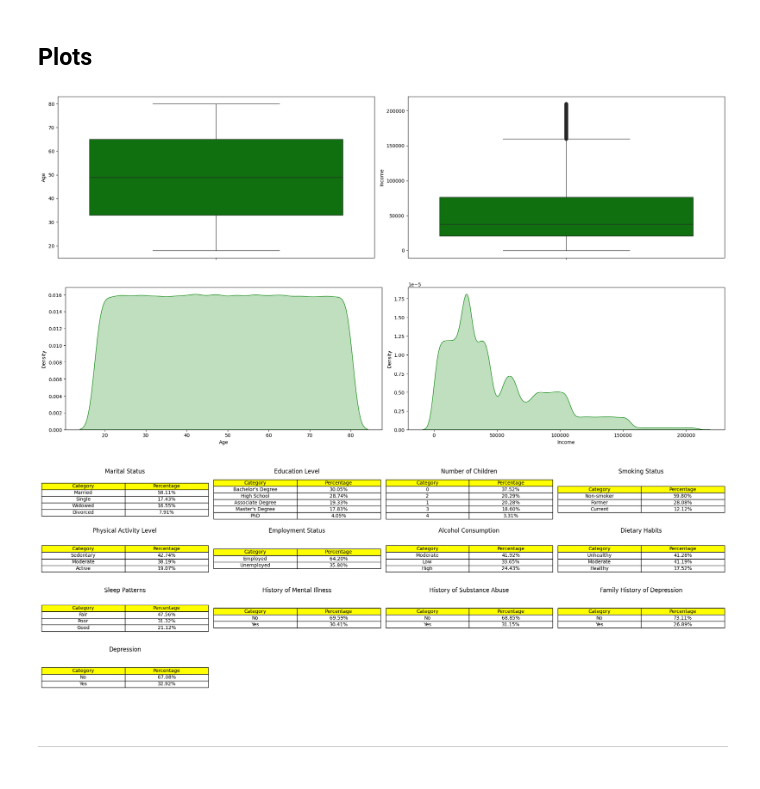
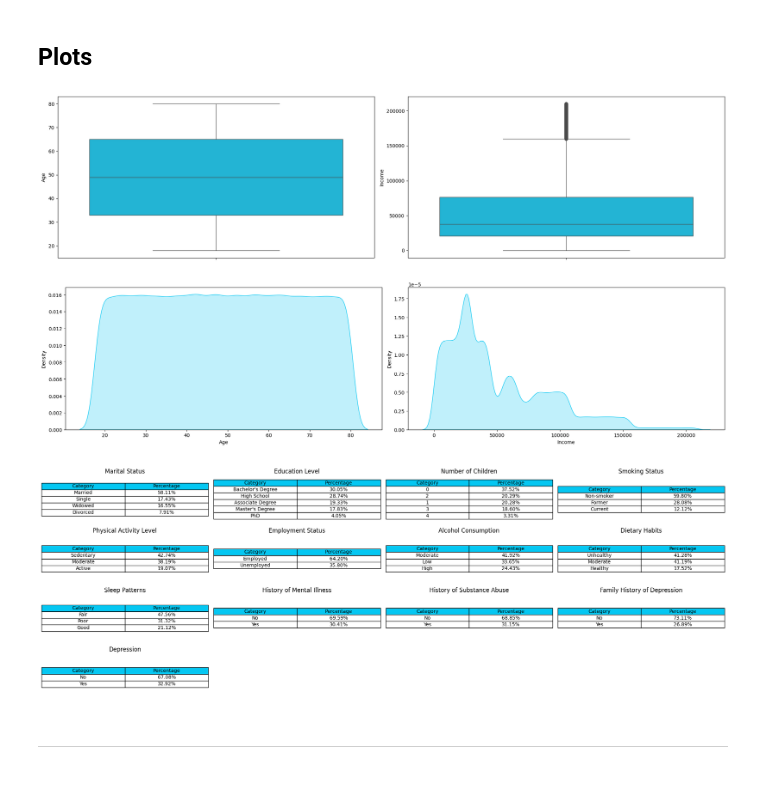
Before and after one commit to sreekarnavarasala/deppression-prediction, a Jupyter notebook: Model-V2.ipynb, the cells around one changed output. Drawn from its saved outputs; the diff is of its cells as text; code cells hidden in the pictures.

```diff
--- a/Model-V2.ipynb
+++ b/Model-V2.ipynb
@@ -211,24 +227,24 @@ df.drop("Name", axis=1, inplace=True)
 fig, ax = plt.subplots(nrows=1, ncols=2, figsize=(20,5))
 
 for feature, ax_object in zip(df.select_dtypes(include="number").columns, ax.flatten()):
-    sns.boxplot(df[feature], ax=ax_object, color="green")
+    sns.boxplot(df[feature], ax=ax_object, color="#05C7F2")
 
 
 plt.tight_layout()
 plt.show()
 # %% [output]
-[figure, old version]
+[figure, new version]
 # %%
 fig, ax = plt.subplots(nrows=1, ncols=2, figsize=(20,5))
 
 for feature, ax_object in zip(df.select_dtypes(include="number").columns, ax.flatten()):
-    sns.kdeplot(df[feature], ax=ax_object, color="green", fill=True)
+    sns.kdeplot(df[feature], ax=ax_object, fill=True, color="#05C7F2")
 
 
 plt.tight_layout()
 plt.show()
 # %% [output]
-[figure, old version]
+[figure, new version]
 # %%
 fig, axes = plt.subplots(nrows=4, ncols=4, figsize=(20, 7))
 
@@ -247,7 +263,7 @@ for i in range(13):
 
     axes[i//4, i%4].axis('tight')
     axes[i//4, i%4].axis('off')
-    axes[i//4, i%4].table(cellText=f_table.values, colLabels=f_table.columns, loc="center", cellLoc="center", fontsize=15, colColours=["yellow"]*13)
+    axes[i//4, i%4].table(cellText=f_table.values, colLabels=f_table.columns, loc="center", cellLoc="center", fontsize=15, colColours=["#05C7F2"]*13)
     axes[i//4, i%4].set_title(feature[i])
 
 
@@ -259,7 +275,7 @@ axes[3, 3].axis('off')
 plt.tight_layout()
 plt.show()
 # %% [output]
-[figure, old version]
+[figure, new version]
 # %% [markdown]
 ###
 ---
```
Also changed, not shown: parts of 36 cells of this notebook, 32 other files.
